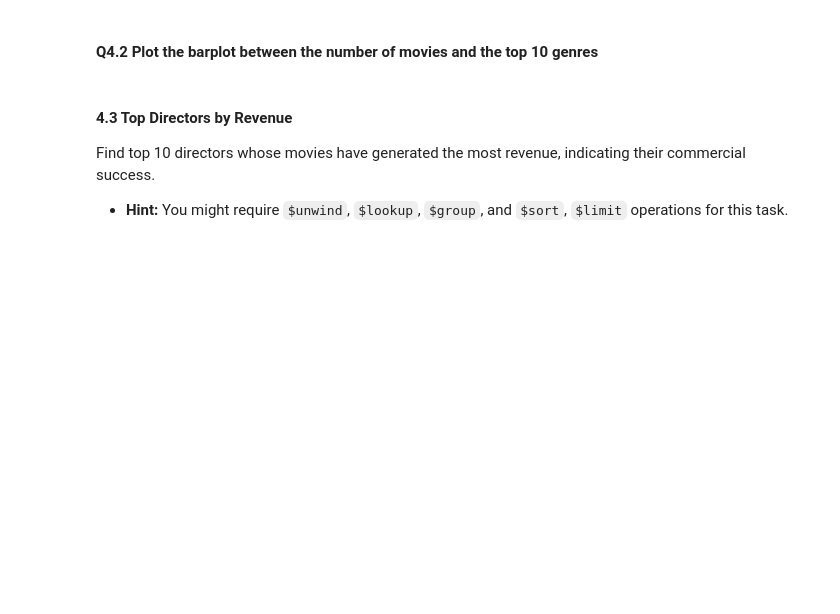
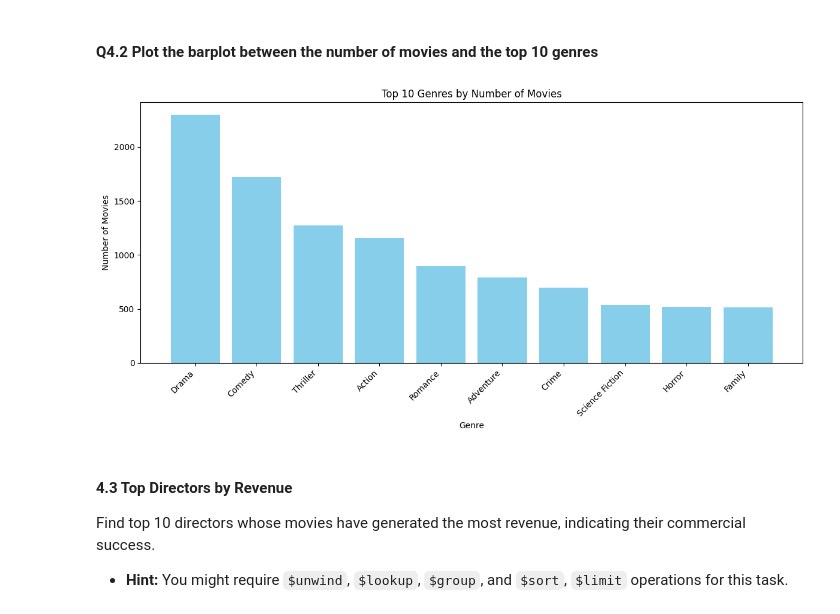
Before and after one commit to ibrahimergin/CS6964_Lab_4, a Jupyter notebook: Lab4_NoSQL/notebooks/lab4_nosql_questions.ipynb, the cells around one changed output. Saved outputs shown, nothing was run; the diff lists cells and outputs as text; code cells hidden in the pictures; blank space fills up the shorter version.

```diff
--- a/Lab4_NoSQL/notebooks/lab4_nosql_questions.ipynb
+++ b/Lab4_NoSQL/notebooks/lab4_nosql_questions.ipynb
@@ -166,4 +302,35 @@ Store the result and print out the Top 10 genres that are most popular based on
 # %%
 # TODO: YOUR CODE STARTS HERE
 
+# There was issue with genres_ids being stored as strings, we need to convert them to ObjectId for lookup
+
+# Import ObjectId for converting genre IDs to ObjectId type
+from bson import ObjectId
+
+# Find top 10 genres by number of movies and average popularity
+pipeline = [
+    {"$unwind": "$genres_ids"},
+    {"$addFields": {
+        "genres_ids_obj": {"$toObjectId": "$genres_ids"}
+    }},
+    {"$lookup": {
+        "from": "genres",
+        "localField": "genres_ids_obj",
+        "foreignField": "_id",
+        "as": "genre_info"
+    }},
+    {"$unwind": "$genre_info"},
+    {"$group": {
+        "_id": "$genre_info.name",
+        "num_movies": {"$sum": 1},
+        "avg_popularity": {"$avg": "$popularity"}
+    }},
+    {"$sort": {"num_movies": -1}},
+    {"$limit": 10}
+]
+
+top_genres = list(movies_collection.aggregate(pipeline))
+for genre in top_genres:
+    print(genre)
+
 # TODO: YOUR CODE ENDS HERE
@@ -171,8 +349,22 @@ Store the result and print out the Top 10 genres that are most popular based on
 #### Q4.2 Plot the barplot between the number of movies and the top 10 genres
 # %%
 # TODO: YOUR CODE STARTS HERE
+import matplotlib.pyplot as plt
 
+genres = [genre['_id'] for genre in top_genres]
+num_movies = [genre['num_movies'] for genre in top_genres]
+
+plt.figure(figsize=(12, 6))
+plt.bar(genres, num_movies, color='skyblue')
+plt.xlabel('Genre')
+plt.ylabel('Number of Movies')
+plt.title('Top 10 Genres by Number of Movies')
+plt.xticks(rotation=45, ha='right')
+plt.tight_layout()
+plt.show()
 # TODO: YOUR CODE ENDS HERE
+# %% [output]
+[figure, added]
 # %% [markdown]
 #### 4.3 Top Directors by Revenue
 Find top 10 directors whose movies have generated the most revenue, indicating their commercial success.
```
Also changed, not shown: parts of 44 cells of this notebook, 2 other files.
